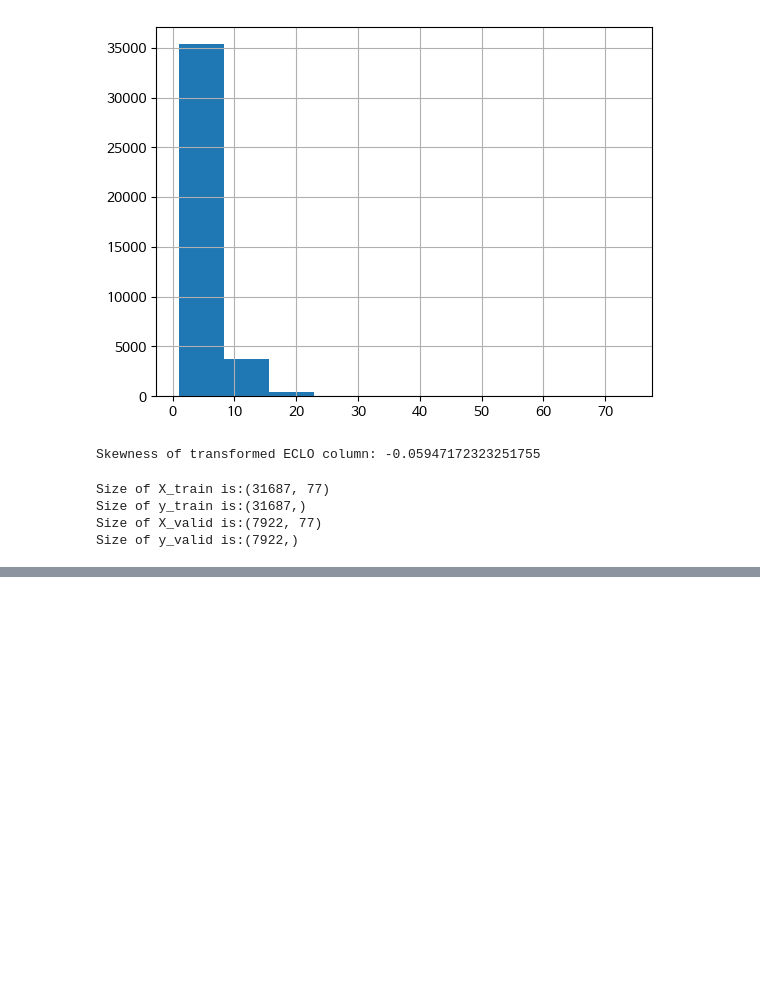
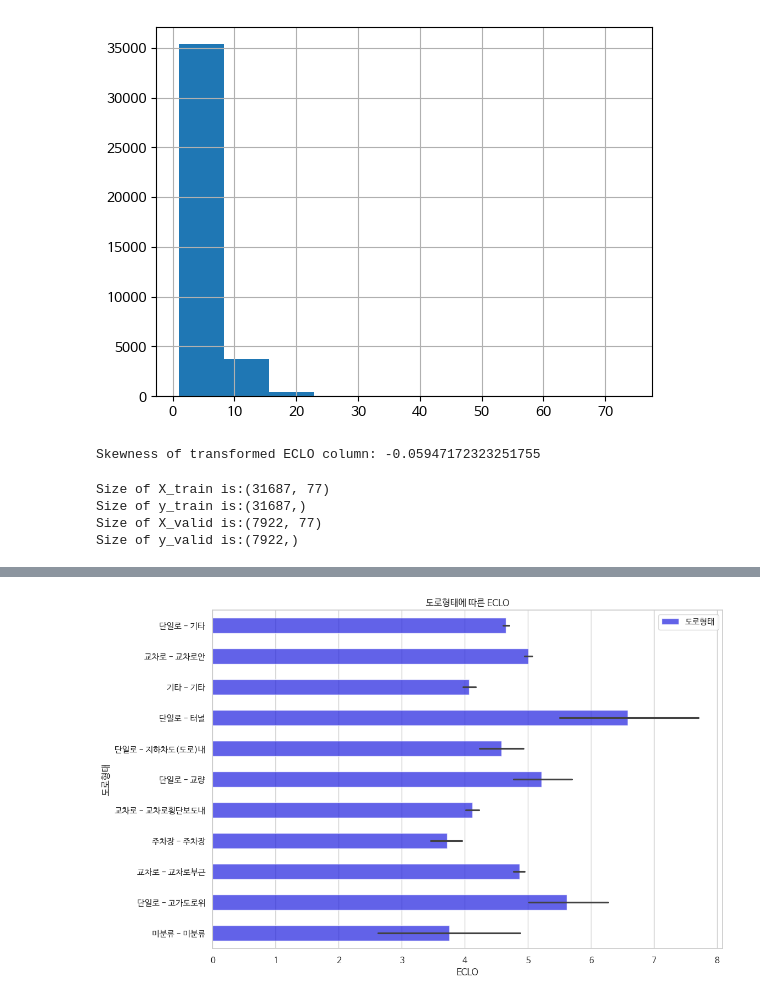
Before and after one commit to zooodung/TA-Prediction, a Jupyter notebook: daegu_data.ipynb, the cells around one changed output, grey strips where cells are left out. Cells and saved outputs as stored; diff of their text form; code cells hidden in the pictures; blank space fills up the shorter version.

```diff
--- a/daegu_data.ipynb
+++ b/daegu_data.ipynb
@@ -442,0 +475,9 @@ Size of y_valid is:(7922,)
+# %%
+plt.figure(figsize=(12, 8))
+sns.barplot(x='ECLO', y='도로형태', data=skw_train, color='blue', alpha=0.7, width=0.5, orient='h', label='도로형태')
+
+plt.title('도로형태에 따른 ECLO')
+plt.legend()
+plt.show()
+# %% [output]
+[figure, added]
```
Also changed, not shown: parts of 11 cells of this notebook.
